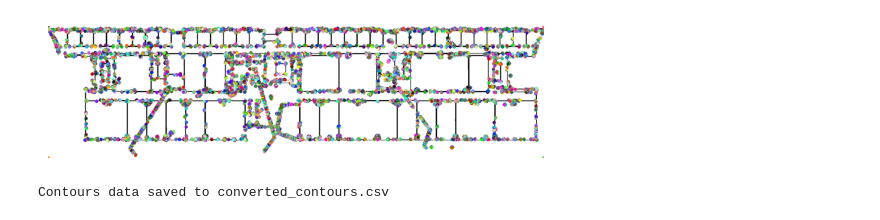
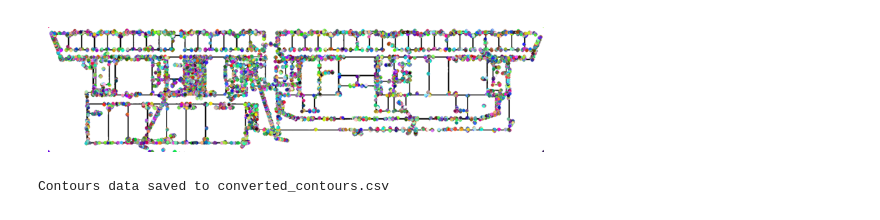
Before and after one commit to luqmanzaceria/ucsc-research, a Jupyter notebook: cv-floorplan/contours/contours.ipynb, the cells around one changed output. Drawn from its saved outputs; the diff is of its cells as text; code cells hidden in the pictures.

```diff
--- a/cv-floorplan/contours/contours.ipynb
+++ b/cv-floorplan/contours/contours.ipynb
@@ -1,62 +1,32 @@
 # %%
 import numpy as np
 import cv2 as cv
 import matplotlib.pyplot as plt
 
-im = cv.imread('../original_dfp/DeepFloorplan-master/output/reassembled/reassembled_E2_3.png')
+im = cv.imread('/Users/luq/dev/projects/ucsc-research/cv-floorplan/hough/img/reassembled_E2_2.png')
 assert im is not None, "file could not be read, check with os.path.exists()"
 
 imgray = cv.cvtColor(im, cv.COLOR_BGR2GRAY)
 ret, thresh = cv.threshold(imgray, 127, 255, 0)
 contours, hierarchy = cv.findContours(thresh, cv.RETR_TREE, cv.CHAIN_APPROX_SIMPLE)
-# print(contours)
-
-# #Draw contours on the original image
-# cv.drawContours(im, contours, -1, (0,255,0), 3)
-
-
-# Pick random color for each contour
-# for i, contour in enumerate(contours):
-#     # Create a unique color for each contour
-#     color = (np.random.randint(0, 255), np.random.randint(0, 255), np.random.randint(0, 255))
-
-#     # Draw the contour on the image
-#     cv.drawContours(im, [contour], -1, color, 3)
-
-
-
-# Evenly spaced out colors for each contour
-# num_contours = len(contours)
-
-# for i, contour in enumerate(contours):
-#     # Generate a unique color for each contour
-#     # Spread out the colors evenly across the hue range of HSV color space
-#     hue = int(180 * i / num_contours)  # Hue value ranges from 0 to 180 in OpenCV
-#     color = cv.cvtColor(np.uint8([[[hue, 255, 255]]]), cv.COLOR_HSV2BGR)[0][0]
-#     color = tuple(int(c) for c in color)  # Convert color values to integers
-
-#     # Draw the contour on the image
-#     cv.drawContours(im, [contour], -1, color, 3)
-#     print(contour)
-#     print("================================================================")
 
 # Loop through all contours
 for contour in contours:
     # Loop through each point in the contour
     for pt in contour:
         # Generate a random color for each point
         color = (np.random.randint(0, 255), np.random.randint(0, 255), np.random.randint(0, 255))
 
         # Draw the point on the image
         # pt[0] contains the x and y coordinates of the point
         cv.circle(im, tuple(pt[0]), 4, color, -1)  # Radius is set to 3 pixels
 
 # Display the image
 plt.imshow(im)
 plt.axis('off')  # To turn off axis labels
 plt.show()
 # %% [output]
-[figure, old version]
+[figure, new version]
 # %%
 import numpy as np
 import pandas as pd
```
Also changed, not shown: 14 other files.
